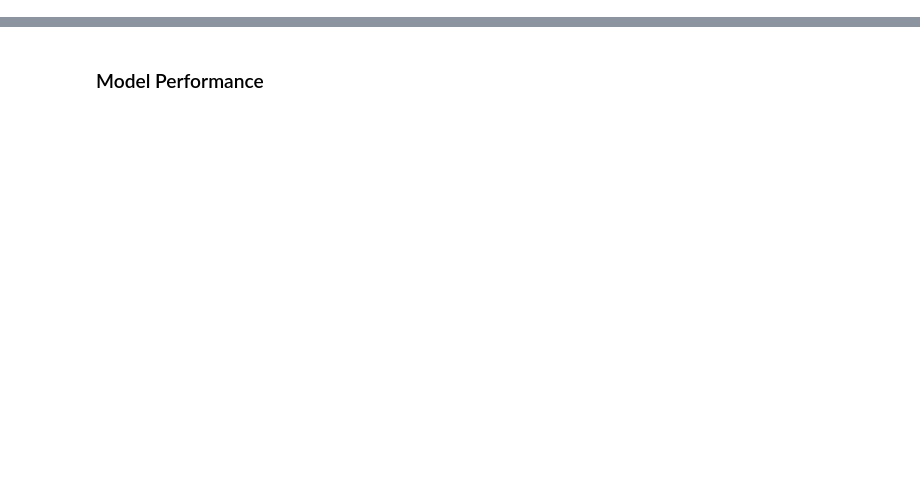
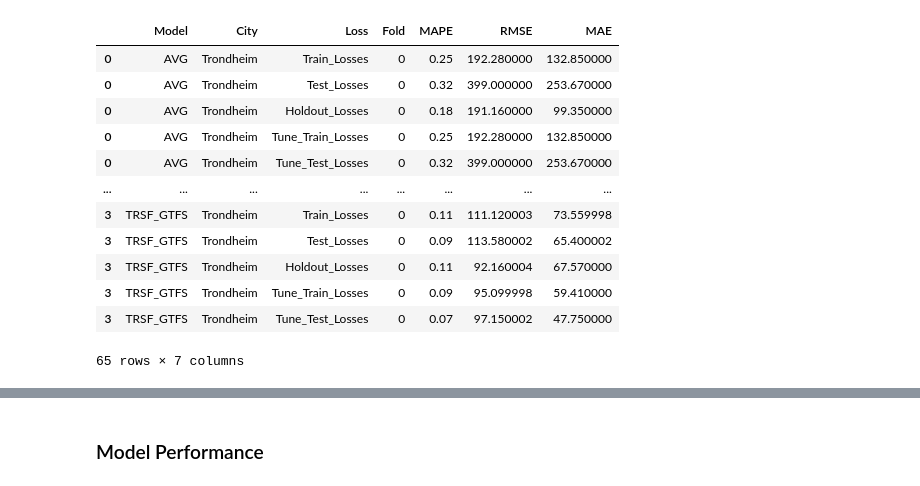
Before and after one commit to zackAemmer/generalizable_travel_times, a Jupyter notebook: src/explore_results.ipynb, the cells around one changed output, grey strips where cells are left out. Saved outputs shown, nothing was run; the diff lists cells and outputs as text; code cells hidden in the pictures; blank space fills up the shorter version.

```diff
--- a/src/explore_results.ipynb
+++ b/src/explore_results.ipynb
@@ -166,0 +161,16 @@ print(f"All Unique NN Models: {pd.unique(model_curves_df['Model'])}")
+# %%
+atb_gen_df
+# %% [output]
+|  | Model | City | Loss | Fold | MAPE | RMSE | MAE |
+| 0 | AVG | Trondheim | Train_Losses | 0 | 0.25 | 192.280000 | 132.850000 |
+| 0 | AVG | Trondheim | Test_Losses | 0 | 0.32 | 399.000000 | 253.670000 |
+| 0 | AVG | Trondheim | Holdout_Losses | 0 | 0.18 | 191.160000 | 99.350000 |
+| 0 | AVG | Trondheim | Tune_Train_Losses | 0 | 0.25 | 192.280000 | 132.850000 |
+| 0 | AVG | Trondheim | Tune_Test_Losses | 0 | 0.32 | 399.000000 | 253.670000 |
+| ... | ... | ... | ... | ... | ... | ... | ... |
+| 3 | TRSF_GTFS | Trondheim | Train_Losses | 0 | 0.11 | 111.120003 | 73.559998 |
+| 3 | TRSF_GTFS | Trondheim | Test_Losses | 0 | 0.09 | 113.580002 | 65.400002 |
+| 3 | TRSF_GTFS | Trondheim | Holdout_Losses | 0 | 0.11 | 92.160004 | 67.570000 |
+| 3 | TRSF_GTFS | Trondheim | Tune_Train_Losses | 0 | 0.09 | 95.099998 | 59.410000 |
+| 3 | TRSF_GTFS | Trondheim | Tune_Test_Losses | 0 | 0.07 | 97.150002 | 47.750000 |
+65 rows × 7 columns
```
Also changed, not shown: parts of 10 cells of this notebook, 3 other files.
